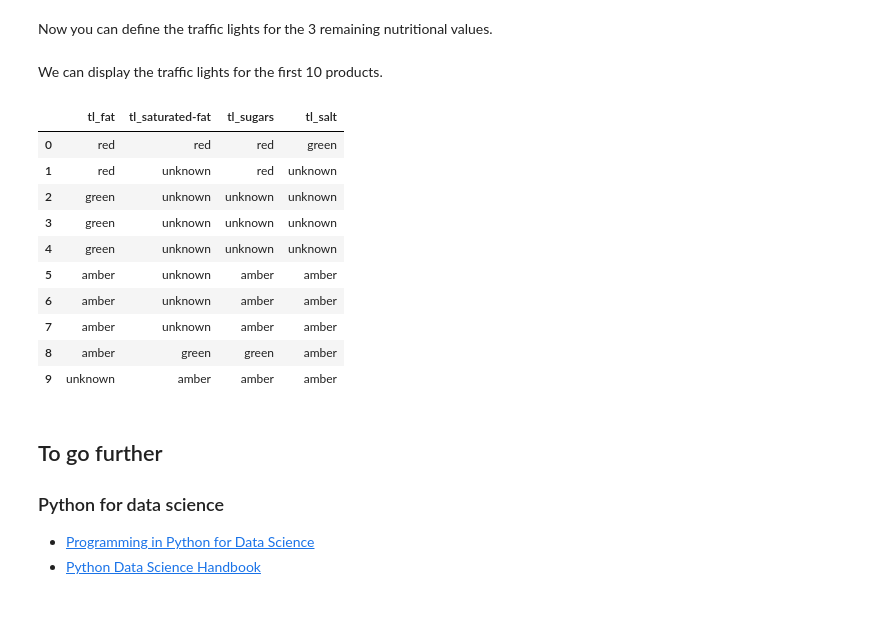
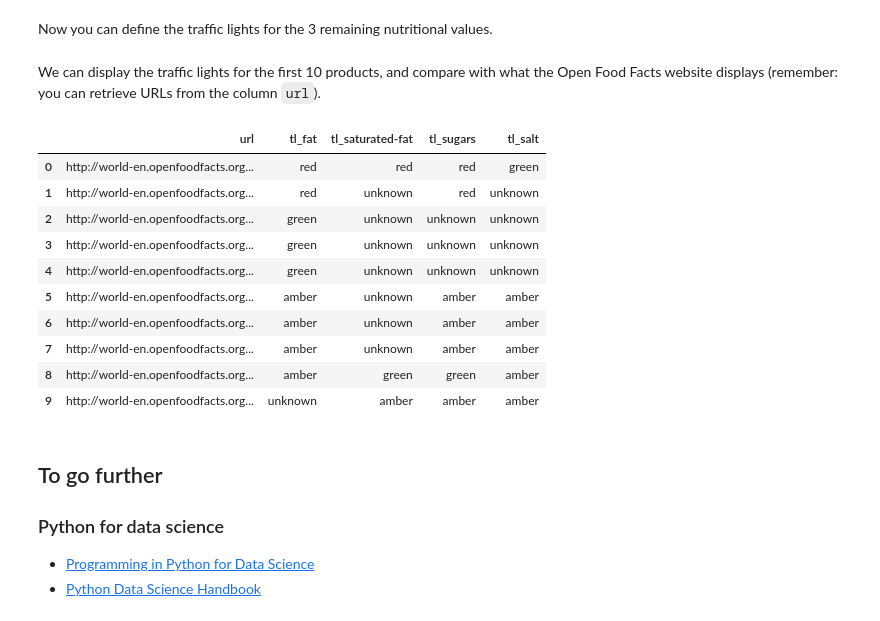
Before and after one commit to moreymat/scpo-data-science-bootcamp, a Jupyter notebook: notebooks/2_pandas.ipynb, the cells around one changed output. Saved outputs shown, nothing was run; the diff lists cells and outputs as text; code cells hidden in the pictures.

Commit message:
FIX minor traffic lights

```diff
--- a/notebooks/2_pandas.ipynb
+++ b/notebooks/2_pandas.ipynb
@@ -996,21 +996,21 @@ df.loc[df["salt_100g"] <= 0.3, "tl_salt"] = "green"
 df.loc[(df["salt_100g"] > 0.3) & (df["salt_100g"] <= 1.5), "tl_salt"] = "amber"
 df.loc[(df["salt_100g"] > 1.5), "tl_salt"] = "red"
 # %% [markdown]
-We can display the traffic lights for the first 10 products.
+We can display the traffic lights for the first 10 products, and compare with what the Open Food Facts website displays (remember: you can retrieve URLs from the column `url`).
 # %%
-df[["tl_fat", "tl_saturated-fat", "tl_sugars", "tl_salt"]].head(10)
+df[["url", "tl_fat", "tl_saturated-fat", "tl_sugars", "tl_salt"]].head(10)
 # %% [output]
-|  | tl_fat | tl_saturated-fat | tl_sugars | tl_salt |
-| 0 | red | red | red | green |
-| 1 | red | unknown | red | unknown |
-| 2 | green | unknown | unknown | unknown |
-| 3 | green | unknown | unknown | unknown |
-| 4 | green | unknown | unknown | unknown |
-| 5 | amber | unknown | amber | amber |
-| 6 | amber | unknown | amber | amber |
-| 7 | amber | unknown | amber | amber |
-| 8 | amber | green | green | amber |
-| 9 | unknown | amber | amber | amber |
+|  | url | tl_fat | tl_saturated-fat | tl_sugars | tl_salt |
+| 0 | http://world-en.openfoodfacts.org... | red | red | red | green |
+| 1 | http://world-en.openfoodfacts.org... | red | unknown | red | unknown |
+| 2 | http://world-en.openfoodfacts.org... | green | unknown | unknown | unknown |
+| 3 | http://world-en.openfoodfacts.org... | green | unknown | unknown | unknown |
+| 4 | http://world-en.openfoodfacts.org... | green | unknown | unknown | unknown |
+| 5 | http://world-en.openfoodfacts.org... | amber | unknown | amber | amber |
+| 6 | http://world-en.openfoodfacts.org... | amber | unknown | amber | amber |
+| 7 | http://world-en.openfoodfacts.org... | amber | unknown | amber | amber |
+| 8 | http://world-en.openfoodfacts.org... | amber | green | green | amber |
+| 9 | http://world-en.openfoodfacts.org... | unknown | amber | amber | amber |
 # %% [markdown]
 ## To go further
 
```
